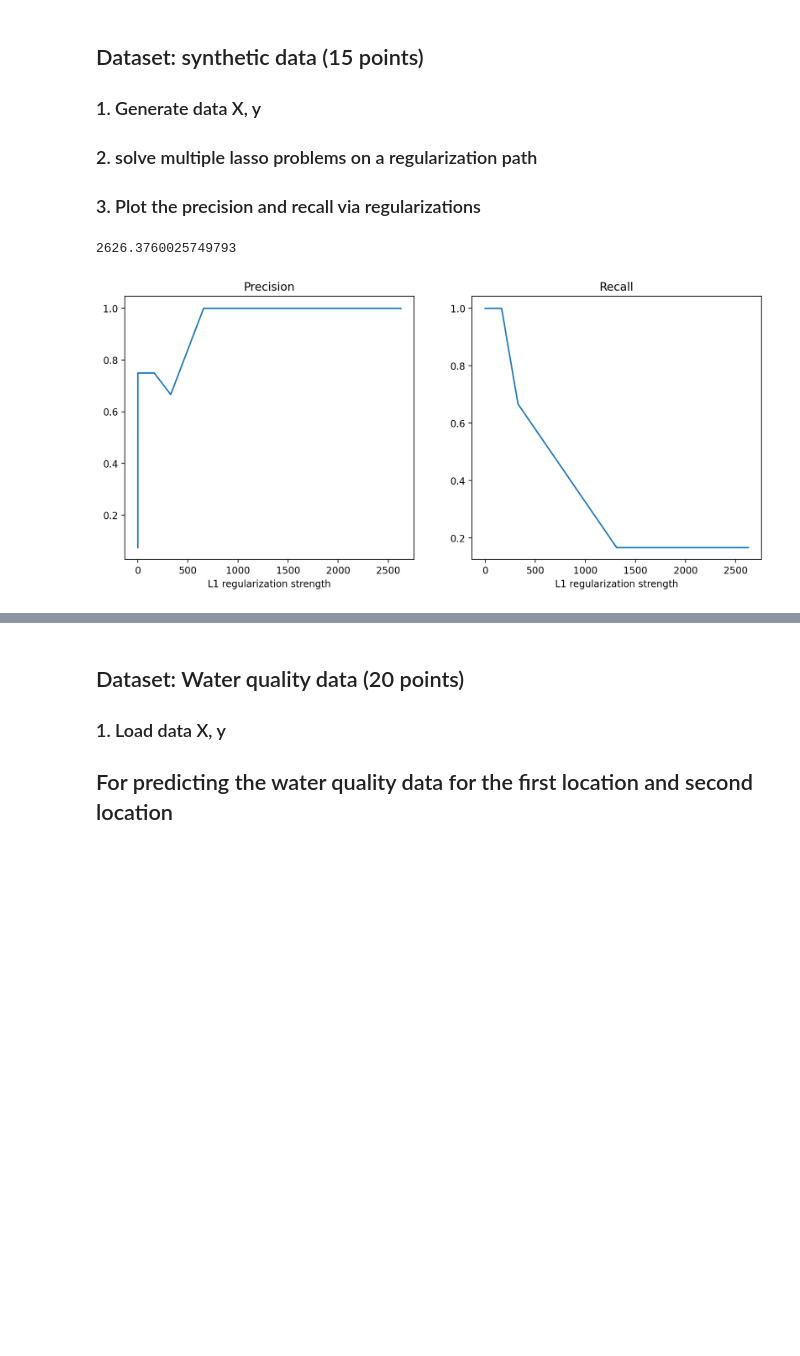
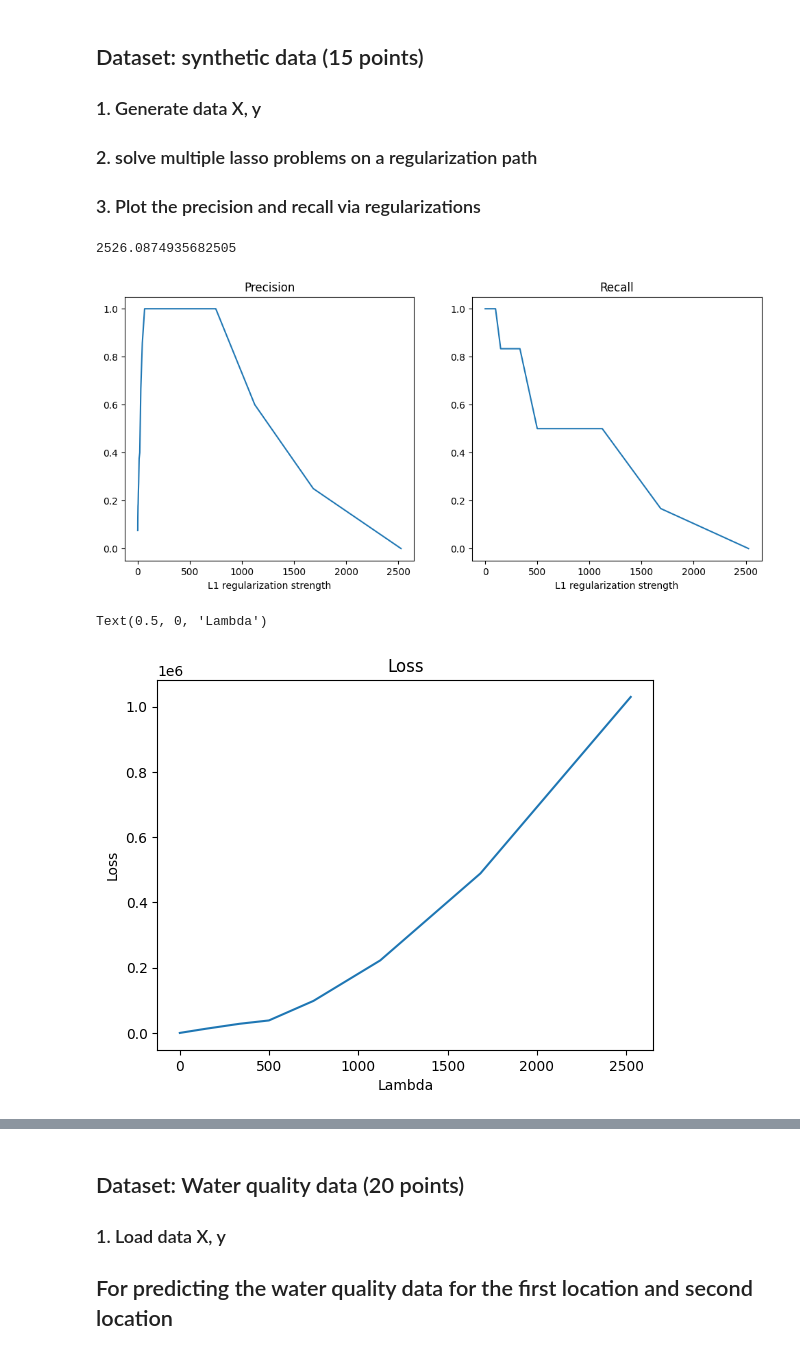
Before and after one commit to andynguy/ECE228, a Jupyter notebook: pa1.ipynb, the cells around one changed output, grey strips where cells are left out. Drawn from its saved outputs; the diff is of its cells as text; code cells hidden in the pictures; blank space fills up the shorter version.

```diff
--- a/pa1.ipynb
+++ b/pa1.ipynb
@@ -58,17 +59,17 @@ def lasso(X, y, reg):
     sigma = 1
     w = np.random.normal(mu, sigma, (d,1))
     w0 = 0
-    T = 200 #num iterations
-    X_norm = X #/ (np.linalg.norm(X, axis = 0))
+    T = 100 #num iterations
+    # X_norm = X / (np.linalg.norm(X, axis = 0))
     for t in range(T):
-      y_t = X_norm@w + w0
+      y_t = X@w + w0
       w0_t1 = -np.mean(y-y_t)
       y_t = y_t - w0 + w0_t1
       w0 = w0_t1
       for k in range(d):
-        X_k = X_norm[:, k].reshape(-1, 1)
+        X_k = X[:, k].reshape(-1, 1)
         a_k = np.sum(X_k**2)
-        c_k = X_k.T @ (y - (w0_t1 + X_norm @ w - w[k]*X_k))
+        c_k = X_k.T @ (y - (w0_t1 + X @ w - w[k]*X_k))
 
         w[k] = soft_threshold(a_k, c_k, reg)
 
@@ -98,2 +99,3 @@ array([[ 1.76405235,  0.40015721,  0.97873798, ..., -0.57884966,
 # %%
-w, w0 = lasso(X, y, 0.1)
+w, w0 = lasso(X, y, 0.01)
+w
@@ -155,8 +175,9 @@ def generate_data(w, w0, N, d, sigma):
         y: array (N, 1)
     """
     np.random.seed(0)
+    e = np.random.normal(0, sigma**2, (N, 1))
     X = np.random.normal(0, 1, (N, d))
-    y = X@w + w0
+    y = X@w + w0 + e
     return X, y.reshape(-1, 1)
 
 
@@ -185,31 +206,41 @@ def plot(regs, precision, recall):
 # %%
 #TODO
 # Conduct experiments in 2.2 Dataset: synthetic data
 K, d, N = 6, 80, 50
 w, w0 = generate_true_w(d=d, K=K)
 X, y = generate_data(w, w0, N=N, d=d, sigma=1)
 reg = compute_lambdamax(X, y)
 regmax = reg
 print(reg)
 
 # Feel free to change this decreasing ratio
-ratio = 2
+ratio = 1.5
 
-regs = np.zeros(20)
-precision = np.zeros(20)
-recall = np.zeros(20)
-for i in range(20):
+# num of trials
+q = 50
+regs = np.zeros(q)
+precision = np.zeros(q)
+recall = np.zeros(q)
+lasso_loss = np.zeros(q)
+for i in range(q):
     pred_w, pred_w0 = lasso(X, y, reg)
+    lasso_loss[i] = np.sum((X@pred_w + pred_w0 - y)**2) + reg*np.sum(np.abs(pred_w))
     if(np.count_nonzero(pred_w)==0):
         precision[i] = 1
     else:
         precision[i] = np.count_nonzero(pred_w[:K])/np.count_nonzero(pred_w)
     recall[i] = np.count_nonzero(pred_w[:K])/K
     regs[i] = reg
     reg = reg/ratio
 
 plot(regs, precision, recall)
+plt.plot(regs, lasso_loss)
+plt.title('Loss')
+plt.ylabel('Loss')
+plt.xlabel('Lambda')
 # %% [output]
-2626.3760025749793
+2526.0874935682505
-[figure, old version]
+[figure, new version]
+Text(0.5, 0, 'Lambda')
+[figure, added]
 # %%
```
Also changed, not shown: parts of 4 cells of this notebook.
